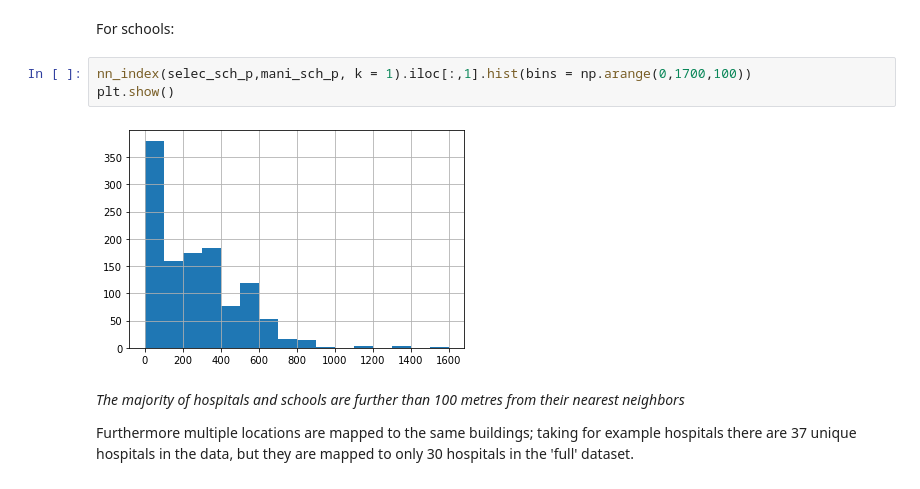
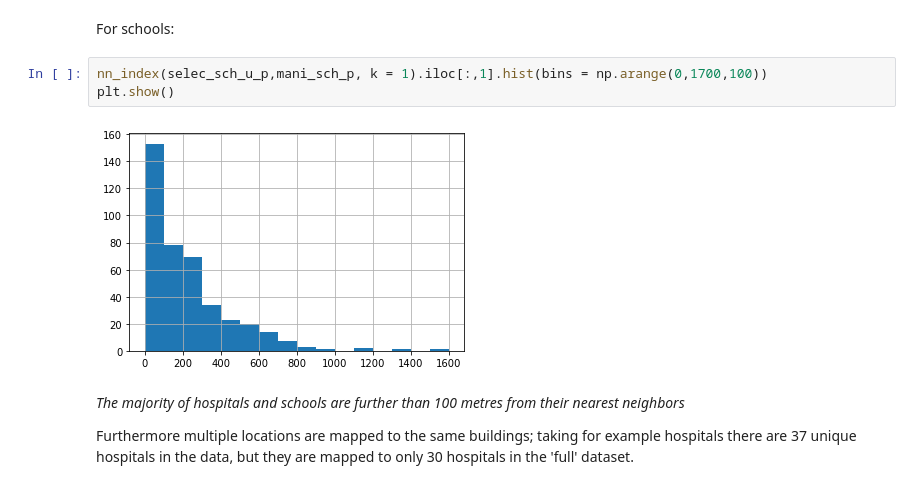
Before and after one commit to sfthies/Manila_seismic_risk, a Jupyter notebook: Main.ipynb, the cells around one changed output. Saved outputs shown, nothing was run; the diff lists cells and outputs as text.

```diff
--- a/Main.ipynb
+++ b/Main.ipynb
@@ -119,10 +127,10 @@ plt.show()
 # %% [markdown]
 For schools:
 # %%
-nn_index(selec_sch_p,mani_sch_p, k = 1).iloc[:,1].hist(bins = np.arange(0,1700,100))
+nn_index(selec_sch_u_p,mani_sch_p, k = 1).iloc[:,1].hist(bins = np.arange(0,1700,100))
 plt.show()
 # %% [output]
-[figure, old version]
+[figure, new version]
 # %% [markdown]
 *The majority of hospitals and schools are further than 100 metres from their nearest neighbors*
 
```
Also changed, not shown: parts of 53 cells of this notebook.
